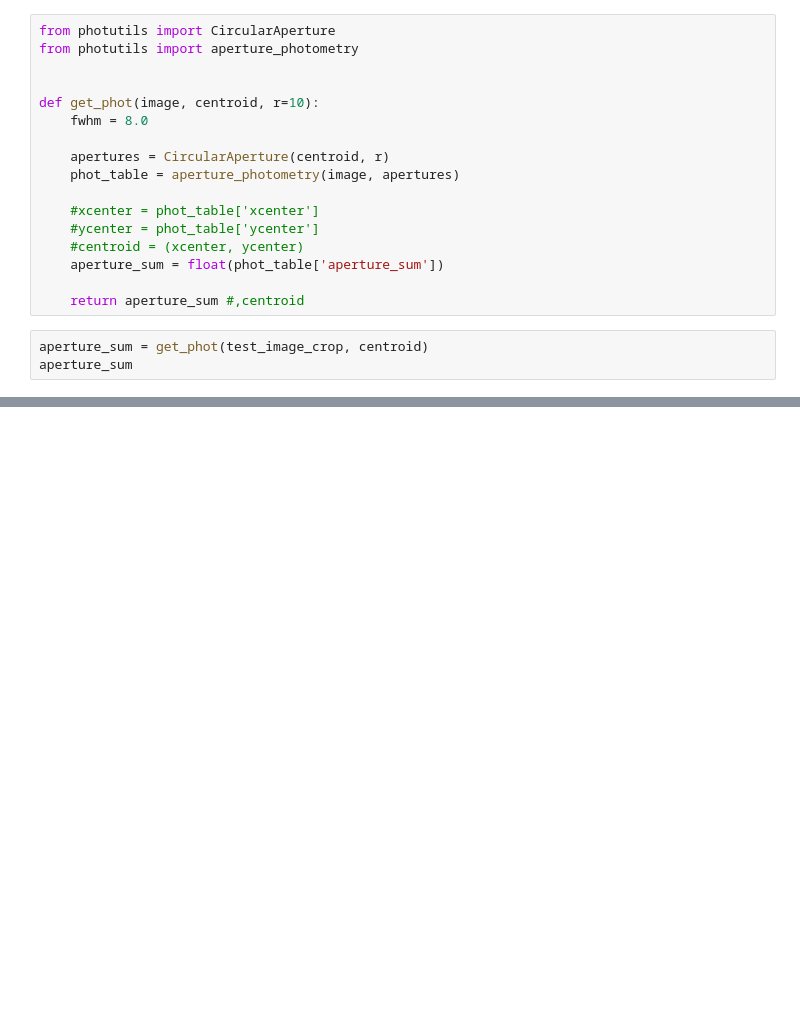
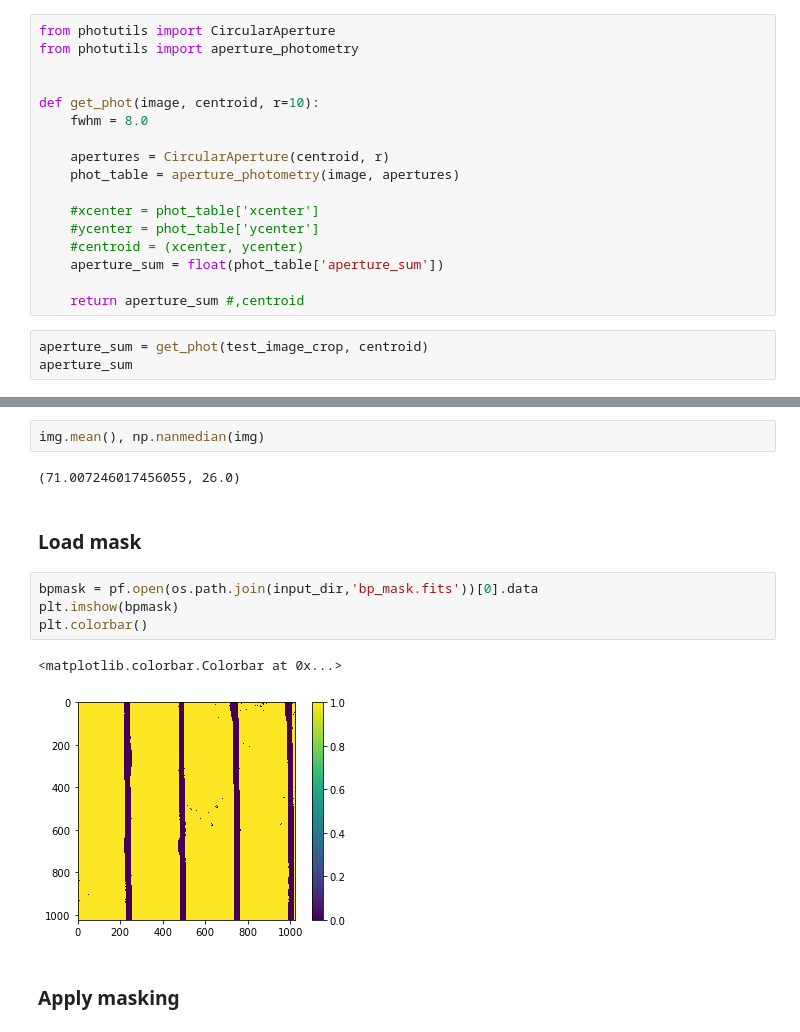
Before and after one commit to jpdeleon/ircs, a Jupyter notebook: notebook/ircs polarimetry.ipynb, the cells around one changed output, grey strips where cells are left out. Drawn from its saved outputs; the diff is of its cells as text; blank space fills up the shorter version.

```diff
--- a/notebook/ircs polarimetry.ipynb
+++ b/notebook/ircs polarimetry.ipynb
@@ -938,0 +1005,15 @@ aperture_sum
+# %%
+img.mean(), np.nanmedian(img)
+# %% [output]
+(71.007246017456055, 26.0)
+# %% [markdown]
+### Load mask
+# %%
+bpmask = pf.open(os.path.join(input_dir,'bp_mask.fits'))[0].data
+plt.imshow(bpmask)
+plt.colorbar()
+# %% [output]
+<matplotlib.colorbar.Colorbar at 0x...>
+[figure, added]
+# %% [markdown]
+### Apply masking
```
Also changed, not shown: parts of 17 cells of this notebook, 13 other files.
